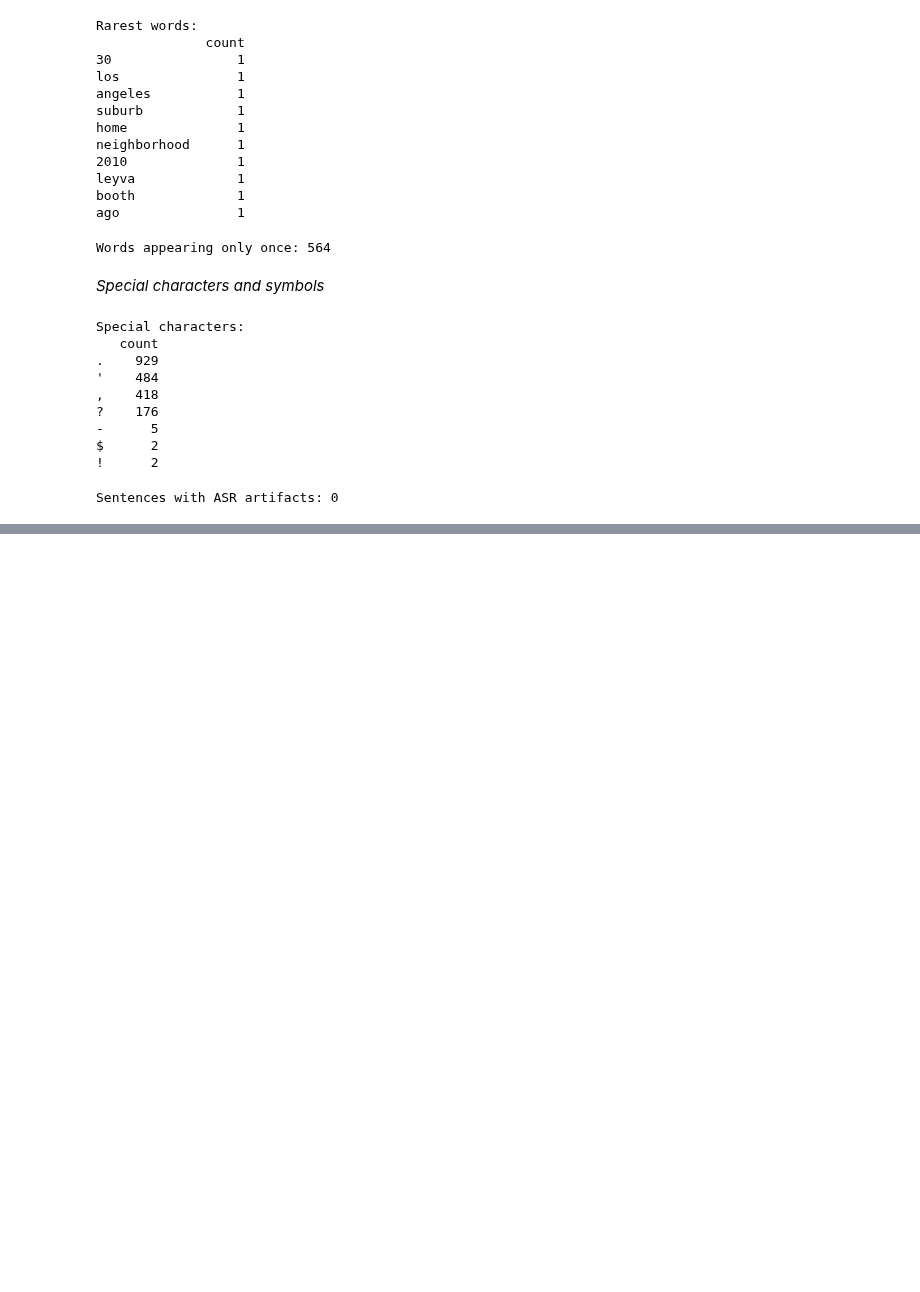
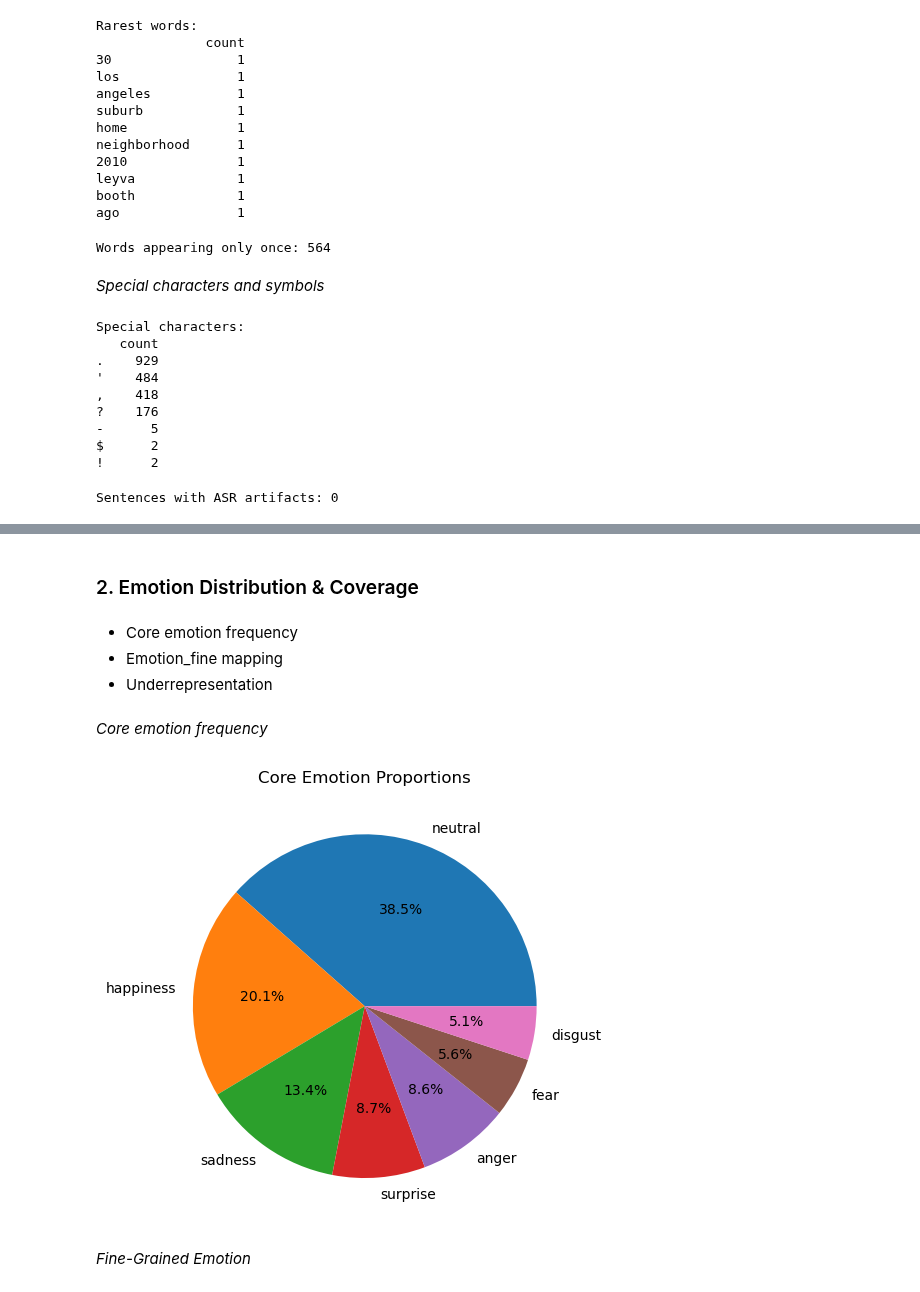
Before and after one commit to dafaqboomduck/nlp-project, a Jupyter notebook: Notebooks/Data_quality_report.ipynb, the cells around one changed output, grey strips where cells are left out. Drawn from its saved outputs; the diff is of its cells as text; code cells hidden in the pictures; blank space fills up the shorter version.

```diff
--- a/Notebooks/Data_quality_report.ipynb
+++ b/Notebooks/Data_quality_report.ipynb
@@ -587,0 +709,21 @@ Sentences with ASR artifacts: 0
+# %% [markdown]
+### 2. Emotion Distribution & Coverage
+# %% [markdown]
+- Core emotion frequency
+- Emotion_fine mapping
+- Underrepresentation
+# %% [markdown]
+*Core emotion frequency*
+# %%
+emotion_counts = transcript_time['Emotion_core'].value_counts()
+emotion_pct = transcript_time['Emotion_core'].value_counts(normalize=True) * 100
+# %%
+plt.pie(emotion_counts.values, labels=emotion_counts.index, autopct='%1.1f%%')
+plt.title('Core Emotion Proportions')
+
+plt.tight_layout()
+plt.show()
+# %% [output]
+[figure, added]
+# %% [markdown]
+*Fine-Grained Emotion*
```
Also changed, not shown: parts of 21 cells of this notebook.
